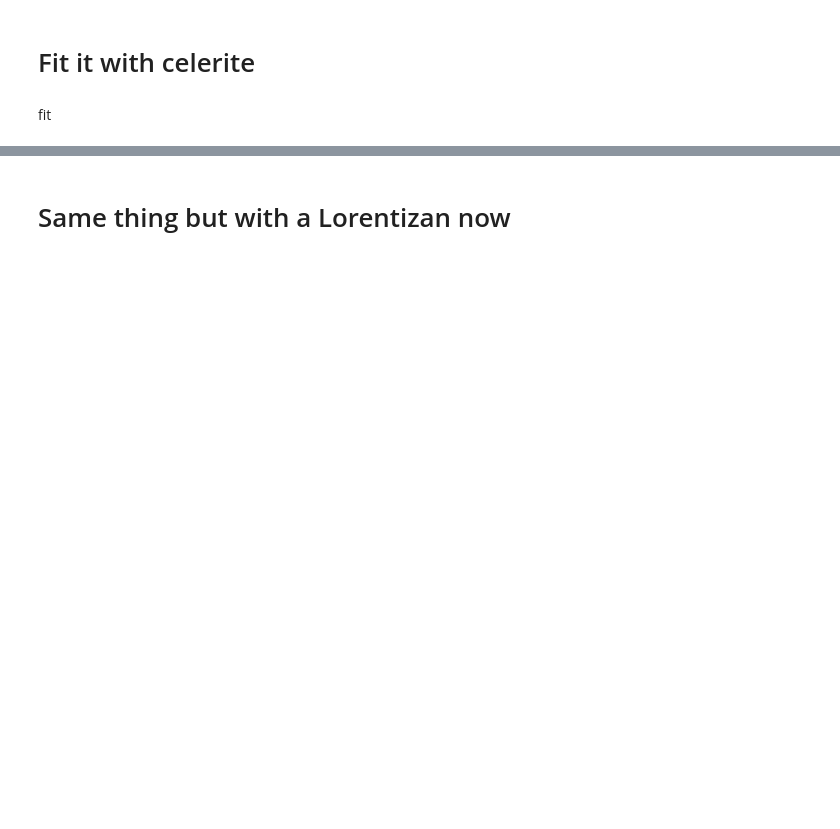
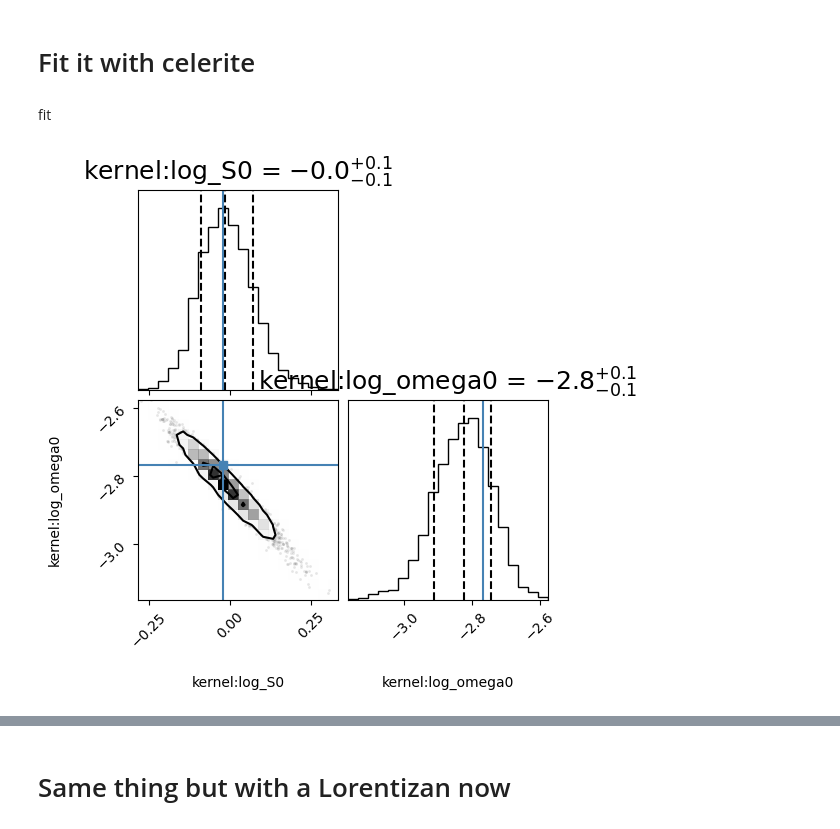
Before and after one commit to andresgur/mind_the_gaps, a Jupyter notebook: notebooks/celerite_variance.ipynb, the cells around one changed output, grey strips where cells are left out. Saved outputs shown, nothing was run; the diff lists cells and outputs as text; code cells hidden in the pictures; blank space fills up the shorter version.

```diff
--- a/notebooks/celerite_variance.ipynb
+++ b/notebooks/celerite_variance.ipynb
@@ -88,22 +100,21 @@ plt.xlabel("Period (d)")
 # %% [markdown]
 # Fit it with celerite
 # %%
-y = lc.countrate
-time = lc.time
-Q = 1/ 2
-w0 = 2 * np.pi / (30 * u.d).to(u.s).value
-S0 = np.var(y)
-S_0_N_bounds = (-20, 15)
-log_omega0_N_bounds = (-25, -5)  # 0 to 200 in period (days)
-nwalkers = 12
+
+y = rates
+time = times
+S0 = np.var(rates)
+y = rates
+time = times
+S0 = np.var(rates)
+S_0_N_bounds = (-10, 10)
+log_omega0_N_bounds = (-10, 10)
 bounds = dict(log_S0=S_0_N_bounds, log_omega0=log_omega0_N_bounds)
 kernel = DRW(log_S0=np.log(S0), log_omega0=np.log(w0),
                                  bounds=bounds)
-initial_samples = np.array([np.random.uniform(S_0_N_bounds[0], S_0_N_bounds[1], nwalkers),
-                           np.random.uniform(log_omega0_N_bounds[0], log_omega0_N_bounds[1], nwalkers)])
 cols = ["kernel:log_S0", "kernel:log_omega0"]
 labels = [r"log $S_N$", r"log $\omega_N$"]
-initial_samples = initial_samples.T
+gpmodel = GPModelling(GappyLightcurve(times, rates, dy=np.ones(len(rates)) * 1e-12), kernel)
 # %% [markdown]
 fit
 # %%
@@ -116 +122,8 @@ solution = minimize(neg_log_like,
+# %%
+corner_fig = corner.corner(gpmodel.mcmc_samples, labels=gpmodel.gp.get_parameter_names(), title_fmt='.1f',
+                            quantiles=[0.16, 0.5, 0.84], show_titles=True, truths=[np.log(S0), logw0],
+                            title_kwargs={"fontsize": 18}, max_n_ticks=3, labelpad=0.08,
+                            levels=(1 - np.exp(-0.5), 1 - np.exp(-0.5 * 2 ** 2))) # plots 1 and 2 sigma levels
+# %% [output]
+[figure, added]
 # %%
```
Also changed, not shown: parts of 15 cells of this notebook.
